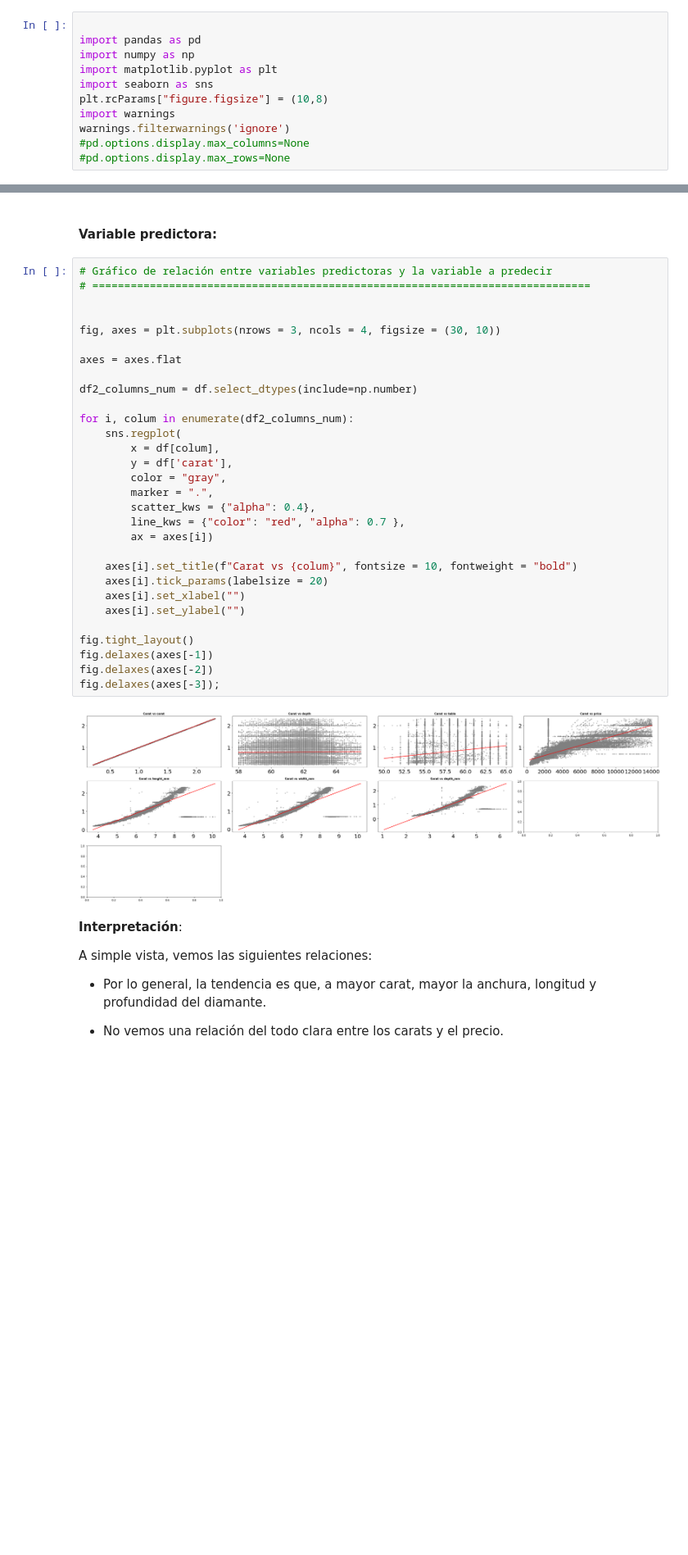
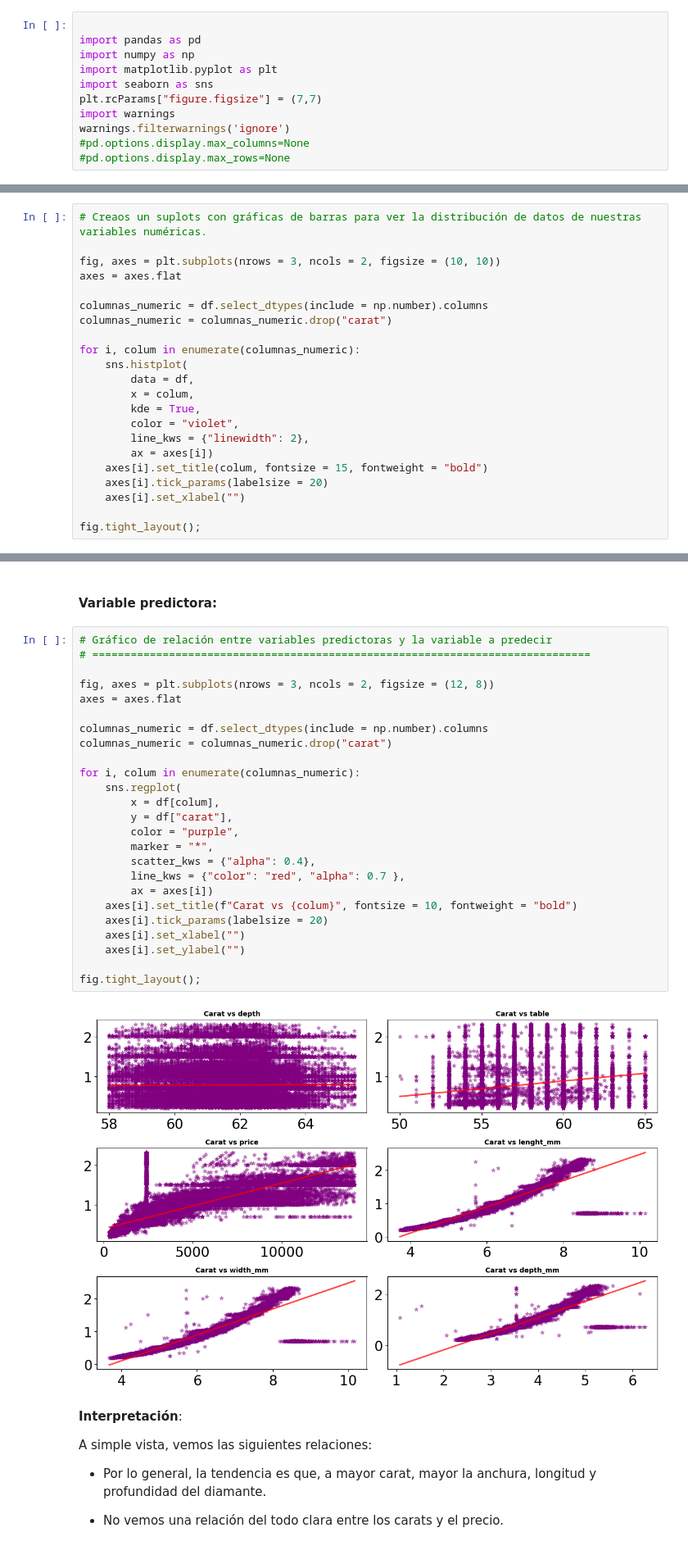
Before and after one commit to Adalab/DA-promoc-modulo3-sprint1-judith-gadea, a Jupyter notebook: Regresión lineal/RL-1-Intro.ipynb, the cells around one changed output, grey strips where cells are left out. Shown at 82% size. Saved outputs shown, nothing was run; the diff lists cells and outputs as text; blank space fills up the shorter version.

```diff
--- a/Regresión lineal/RL-1-Intro.ipynb
+++ b/Regresión lineal/RL-1-Intro.ipynb
@@ -8,7 +8,7 @@ import pandas as pd
 import numpy as np
 import matplotlib.pyplot as plt
 import seaborn as sns
-plt.rcParams["figure.figsize"] = (10,8)
+plt.rcParams["figure.figsize"] = (7,7)
 import warnings
 warnings.filterwarnings('ignore')
 #pd.options.display.max_columns=None
@@ -307,0 +295,22 @@ sns.histplot(
+# %%
+# Creaos un suplots con gráficas de barras para ver la distribución de datos de nuestras variables numéricas.
+
+fig, axes = plt.subplots(nrows = 3, ncols = 2, figsize = (10, 10))
+axes = axes.flat
+
+columnas_numeric = df.select_dtypes(include = np.number).columns
+columnas_numeric = columnas_numeric.drop("carat")
+
+for i, colum in enumerate(columnas_numeric):
+    sns.histplot(
+        data = df,
+        x = colum,
+        kde = True,
+        color = "violet",
+        line_kws = {"linewidth": 2},
+        ax = axes[i])
+    axes[i].set_title(colum, fontsize = 15, fontweight = "bold")
+    axes[i].tick_params(labelsize = 20)
+    axes[i].set_xlabel("")
+
+fig.tight_layout();
@@ -312,35 +323,30 @@ sns.histplot(
 # %%
 # Gráfico de relación entre variables predictoras y la variable a predecir
 # ==============================================================================
 
-
-fig, axes = plt.subplots(nrows = 3, ncols = 4, figsize = (30, 10))
-
+fig, axes = plt.subplots(nrows = 3, ncols = 2, figsize = (12, 8))
 axes = axes.flat
 
-df2_columns_num = df.select_dtypes(include=np.number)
+columnas_numeric = df.select_dtypes(include = np.number).columns
+columnas_numeric = columnas_numeric.drop("carat")
 
-for i, colum in enumerate(df2_columns_num):
+for i, colum in enumerate(columnas_numeric):
     sns.regplot(
         x = df[colum],
-        y = df['carat'],
-        color = "gray",
-        marker = ".",
+        y = df["carat"],
+        color = "purple",
+        marker = "*",
         scatter_kws = {"alpha": 0.4},
         line_kws = {"color": "red", "alpha": 0.7 },
         ax = axes[i])
-
     axes[i].set_title(f"Carat vs {colum}", fontsize = 10, fontweight = "bold")
     axes[i].tick_params(labelsize = 20)
     axes[i].set_xlabel("")
     axes[i].set_ylabel("")
 
-fig.tight_layout()
-fig.delaxes(axes[-1])
-fig.delaxes(axes[-2])
-fig.delaxes(axes[-3]);
+fig.tight_layout();
 # %% [output]
-[figure, old version]
+[figure, new version]
 # %% [markdown]
 **Interpretación**:
 
```
Also changed, not shown: parts of 13 cells of this notebook, 1 other file.
